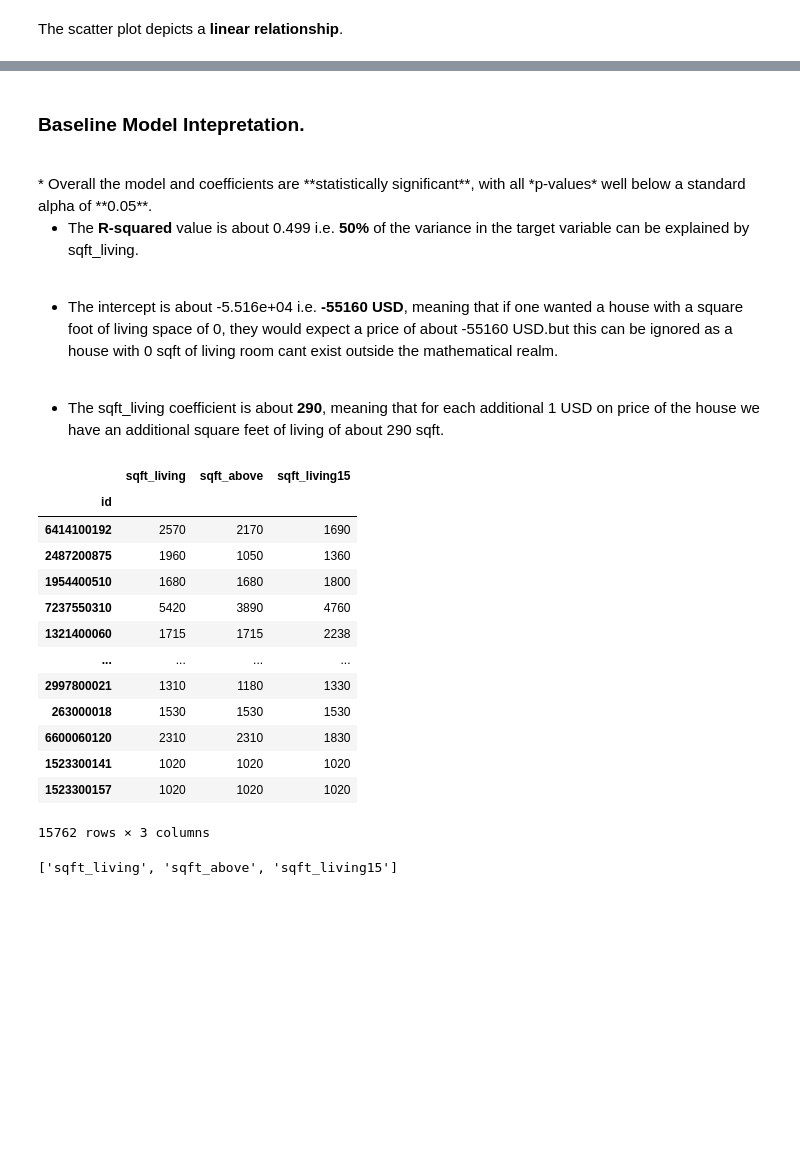
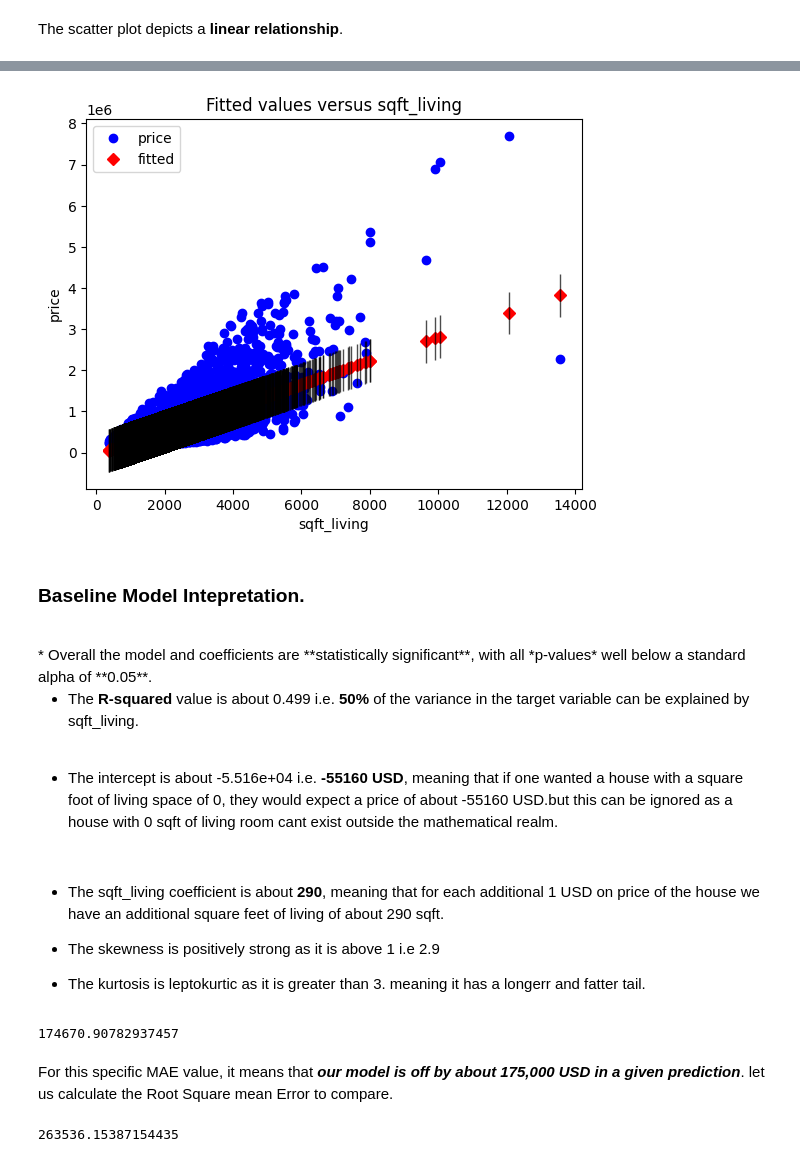
Before and after one commit to K1nyash/Project-2, a Jupyter notebook: Project_2.ipynb, the cells around one changed output, grey strips where cells are left out. Cells and saved outputs as stored; diff of their text form; code cells hidden in the pictures; blank space fills up the shorter version.

```diff
--- a/Project_2.ipynb
+++ b/Project_2.ipynb
@@ -79,16 +85,16 @@ def get_unique(data,column):
 #define a function that returns a list of column names with potential descrete data based of data type
 
 def descrete(data):
-    descrete_var_col_names = []
+    categorical_col = []
     categoricals = kc.select_dtypes("object")
 
     for col in categoricals:
-        descrete_var_col_names.append(col)
-    return descrete_var_col_names
+        categorical_col.append(col)
+    return categorical_col
 
 
-# let us define a function that separates  categorical data from continuous data based on unique value counts.
-
+# let us define a function that separates  categorical data from continuous data based on the above defined function.
+# while looking at value counts.
 def distinguish(data):
     dependent = {}
     categorical = {}
@@ -97,15 +103,14 @@ def distinguish(data):
 
     for col in list(data.columns):
 
-        if len(data[col].unique()) > 100 and col != 'price':
+        if len(data[col].unique()) > 69 and col != 'price':
             continuous[col] = len(data[col].unique())
 
-        elif col == 'price':
+        elif  col == 'price':
             dependent[col] = len(data[col].unique())
 
         else:
             categorical[col] = len(data[col].unique())
-
 
     for x in check:
         if x in continuous:
@@ -118,3 +123,22 @@ def distinguish(data):
 
 
     return categorical,continuous,dependent
+
+# define a function which will deal with columns with multicoliearity.
+
+def correlation(data, threshold):
+    '''
+    threshhold is the maximum correlation between two variables to determine
+    if there is a multicolinearity between them.
+    '''
+    #define an empty set, to get the unique column names
+
+    correlated_cols = set()
+    corr_matrix = data.corr()
+
+    for i in range(len(corr_matrix.columns)):
+        for j in range(i):
+            if abs(corr_matrix.iloc[i,j]) > threshold:
+                colname = corr_matrix.columns[i]
+                correlated_cols.add(colname)
+    return correlated_cols
@@ -381,6 +364,11 @@ Notes:
 [1] Standard Errors assume that the covariance matrix of the errors is correctly specified.
 [2] The condition number is large, 5.65e+03. This might indicate that there are
 strong multicollinearity or other numerical problems.
+# %%
+sm.graphics.plot_fit(result_baseline, "sqft_living")
+plt.show();
+# %% [output]
+[figure, added]
 # %% [markdown]
 ### Baseline Model Intepretation.
 <br>
@@ -394,24 +382,22 @@ strong multicollinearity or other numerical problems.
 <br>
 
 * The sqft_living coefficient is about **290**, meaning that for each additional 1 USD on price of the house we have an additional  square feet of living of about 290 sqft.
+
+* The skewness is positively strong as it is above 1 i.e 2.9
+
+* The kurtosis is leptokurtic as it is greater than 3. meaning it has a longerr and fatter tail.
-# %%
-kc[list(continuous.keys())]
-# %% [output]
-|  | sqft_living | sqft_above | sqft_living15 |
-| id |  |  |  |
-| 6414100192 | 2570 | 2170 | 1690 |
-| 2487200875 | 1960 | 1050 | 1360 |
-| 1954400510 | 1680 | 1680 | 1800 |
-| 7237550310 | 5420 | 3890 | 4760 |
-| 1321400060 | 1715 | 1715 | 2238 |
-| ... | ... | ... | ... |
-| 2997800021 | 1310 | 1180 | 1330 |
-| 263000018 | 1530 | 1530 | 1530 |
-| 6600060120 | 2310 | 2310 | 1830 |
-| 1523300141 | 1020 | 1020 | 1020 |
-| 1523300157 | 1020 | 1020 | 1020 |
-15762 rows × 3 columns
-# %%
-list(continuous.keys())
-# %% [output]
-['sqft_living', 'sqft_above', 'sqft_living15']
+# %%
+# Calculating Mean Absolute Error (mae)
+mae = (result_baseline.resid.abs().sum()) / len(y)
+mae
+# %% [output]
+174670.90782937457
+# %% [markdown]
+For this specific MAE value, it means that ***our model is off by about 175,000 USD in a given prediction***.
+let us calculate the Root Square mean Error to compare.
+# %%
+# Calculating Root Mean Squared Error (rmse)
+rmse = ((result_baseline.resid ** 2).sum() / len(y)) ** 0.5
+rmse
+# %% [output]
+263536.15387154435
```
Also changed, not shown: parts of 55 cells of this notebook, 1 other file.
